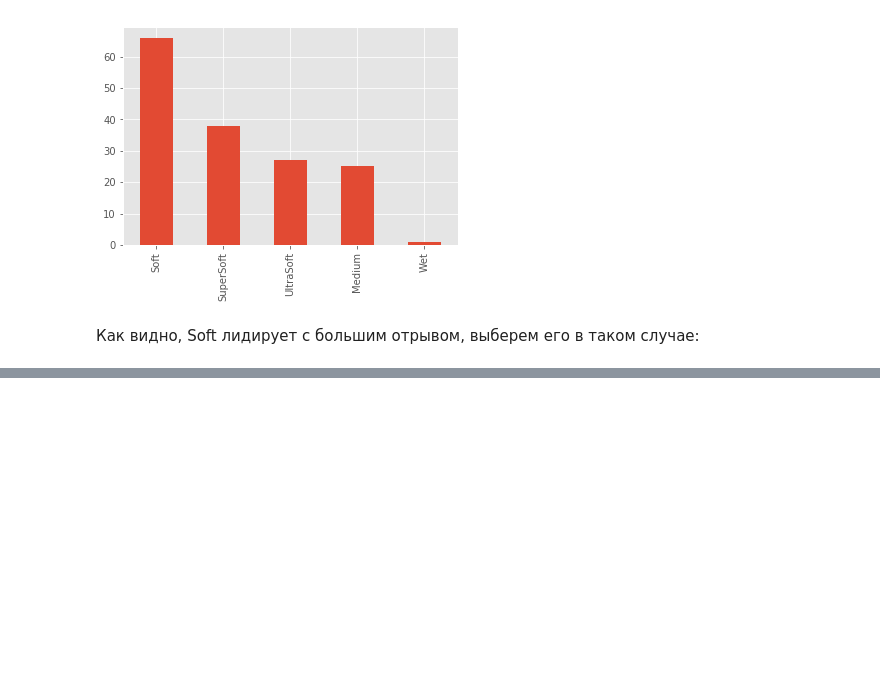
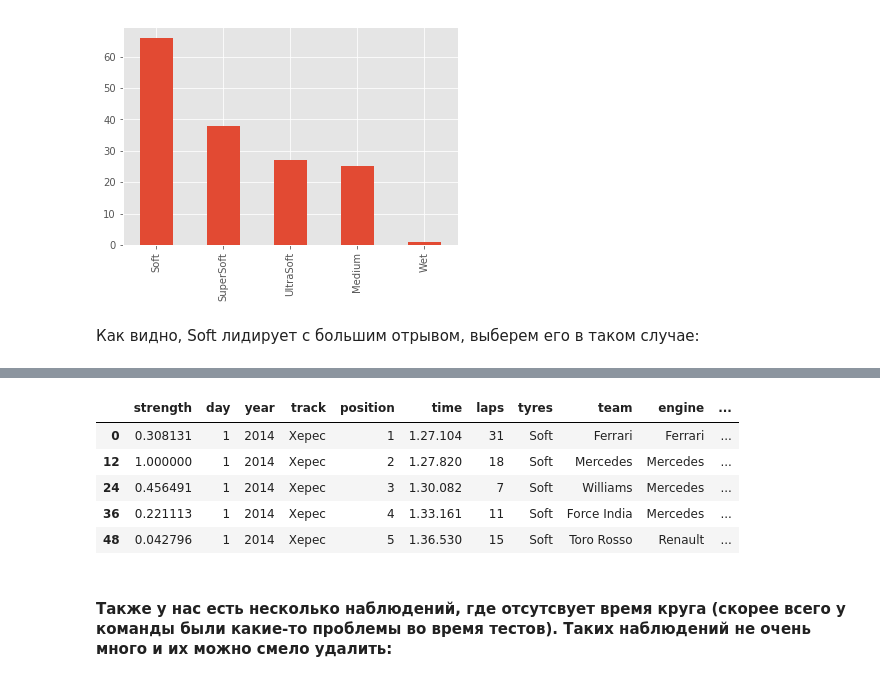
Before and after one commit to AndrewLrrr/f1-guru, a Jupyter notebook: f1-guru.ipynb, the cells around one changed output, grey strips where cells are left out. Cells and saved outputs as stored; diff of their text form; code cells hidden in the pictures; blank space fills up the shorter version.

```diff
--- a/f1-guru.ipynb
+++ b/f1-guru.ipynb
@@ -640,3 +639,5 @@ df_testing_merged.tyres.value_counts().plot(kind='bar');
 [figure]
 # %% [markdown]
 Как видно, Soft лидирует с большим отрывом, выберем его в таком случае:
+# %%
+df_testing_merged.tyres.fillna('Soft', inplace=True)
@@ -642,0 +666,11 @@ df_testing_merged.tyres.value_counts().plot(kind='bar');
+# %%
+df_testing_merged.head()
+# %% [output]
+|  | strength | day | year | track | position | time | laps | tyres | team | engine | ... |
+| 0 | 0.308131 | 1 | 2014 | Херес | 1 | 1.27.104 | 31 | Soft | Ferrari | Ferrari | ... |
+| 12 | 1.000000 | 1 | 2014 | Херес | 2 | 1.27.820 | 18 | Soft | Mercedes | Mercedes | ... |
+| 24 | 0.456491 | 1 | 2014 | Херес | 3 | 1.30.082 | 7 | Soft | Williams | Mercedes | ... |
+| 36 | 0.221113 | 1 | 2014 | Херес | 4 | 1.33.161 | 11 | Soft | Force India | Mercedes | ... |
+| 48 | 0.042796 | 1 | 2014 | Херес | 5 | 1.36.530 | 15 | Soft | Toro Rosso | Renault | ... |
+# %% [markdown]
+#### Также у нас есть несколько наблюдений, где отсутсвует время круга (скорее всего у команды были какие-то проблемы во время тестов). Таких наблюдений не очень много и их можно смело удалить:
```
Also changed, not shown: parts of 24 cells of this notebook.
